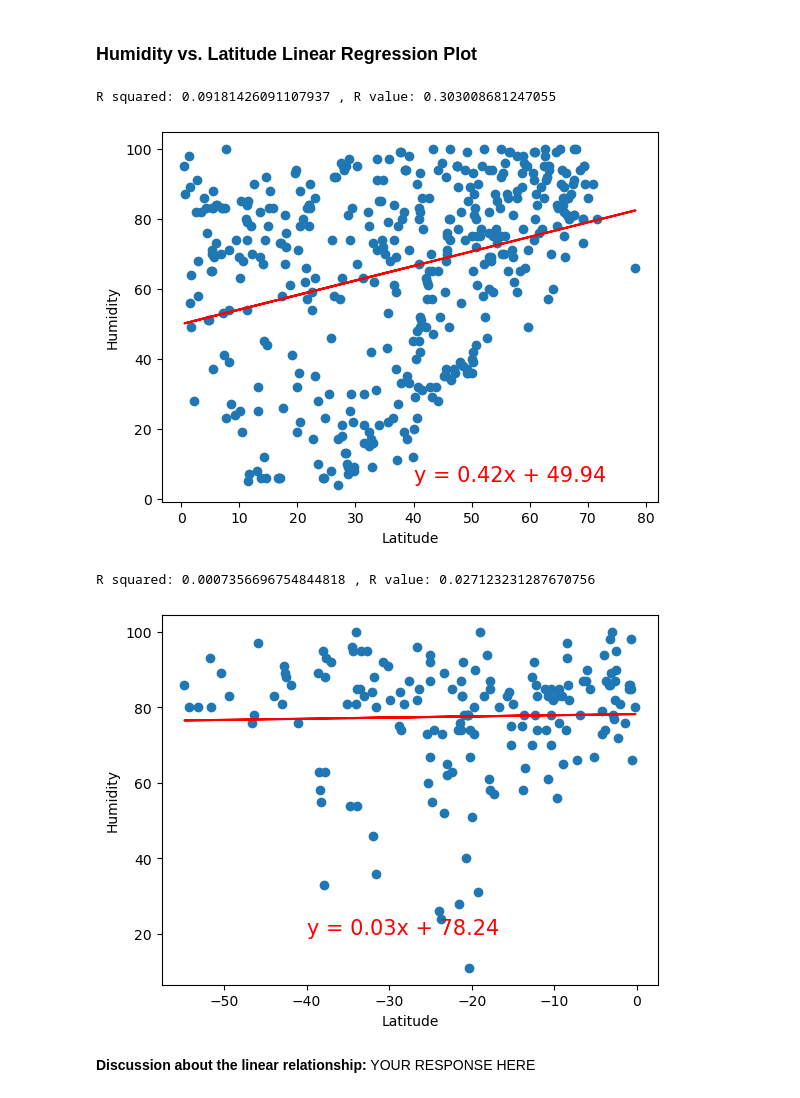
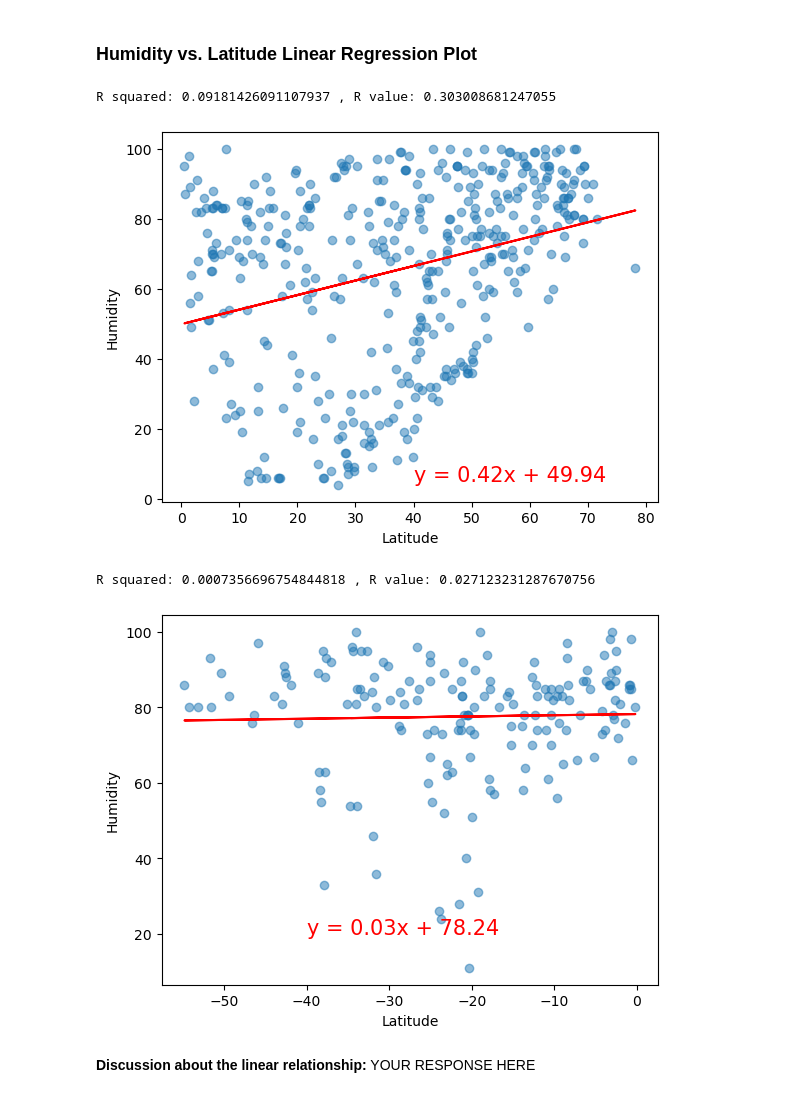
Before and after one commit to soumyaranjanswaincan/python-api-challenge, a Jupyter notebook: WeatherPy/WeatherPy.ipynb, the cells around one changed output. Cells and saved outputs as stored; diff of their text form; code cells hidden in the pictures.

```diff
--- a/WeatherPy/WeatherPy.ipynb
+++ b/WeatherPy/WeatherPy.ipynb
@@ -362,32 +362,32 @@ R squared: 0.6593007914065752 , R value: 0.811973393287351
 # %%
 # Northern Hemisphere
 x_values = northern_hemi_df["Lat"].astype("float")
 y_values = northern_hemi_df["Humidity"].astype("float")
 
 (slope, intercept, rvalue, pvalue, stderr) = lin_regress(x_values,y_values)
 
 regress_values = x_values * slope + intercept
 line_eq = "y = " + str(round(slope,2)) + "x + " + str(round(intercept,2))
 
 # Plot scatter plot
-plt.scatter(x_values,y_values)
+plt.scatter(x_values,y_values, alpha=0.5)
 
 # Plot regression line
 plt.plot(x_values,regress_values,"r-")
 plt.annotate(line_eq,(40,5),fontsize=15,color="red")
 
 # Label plot
 plt.xlabel('Latitude')
 plt.ylabel('Humidity')
 
 # Print r square value
 print(f"R squared: {rvalue**2} , R value: {rvalue}")
 
 # Show plot
 plt.show()
 # %% [output]
 R squared: 0.09181426091107937 , R value: 0.303008681247055
-[figure, old version]
+[figure, new version]
 # %%
 # Southern Hemisphere
 x_values = southern_hemi_df["Lat"].astype("float")
@@ -399,7 +399,7 @@ regress_values = x_values * slope + intercept
 line_eq = "y = " + str(round(slope,2)) + "x + " + str(round(intercept,2))
 
 # Plot scatter plot
-plt.scatter(x_values,y_values)
+plt.scatter(x_values,y_values, alpha=0.5)
 
 # Plot regression line
 plt.plot(x_values,regress_values,"r-")
@@ -416,7 +416,7 @@ print(f"R squared: {rvalue**2} , R value: {rvalue}")
 plt.show()
 # %% [output]
 R squared: 0.0007356696754844818 , R value: 0.027123231287670756
-[figure, old version]
+[figure, new version]
 # %% [markdown]
 **Discussion about the linear relationship:** YOUR RESPONSE HERE
 # %% [markdown]
```
Also changed, not shown: parts of 6 cells of this notebook.
